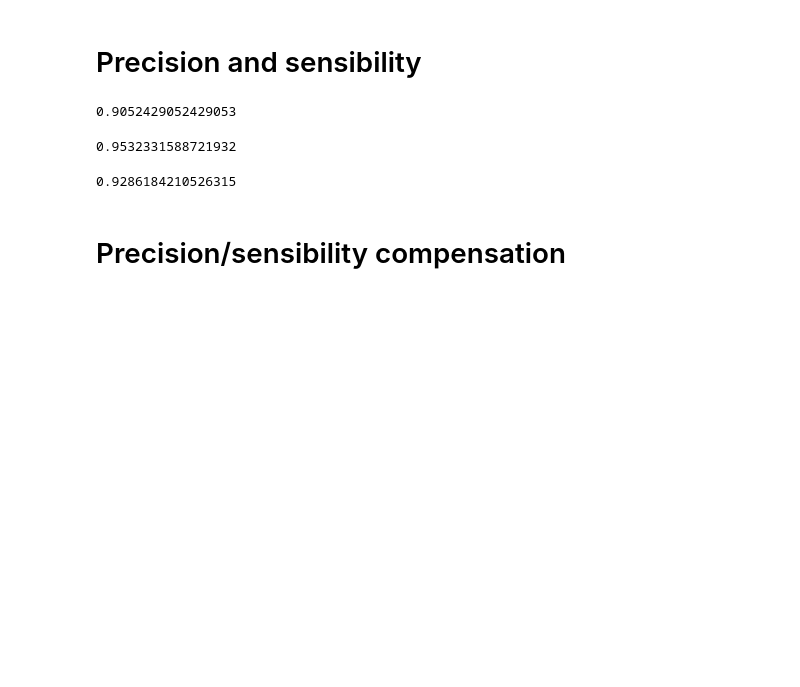
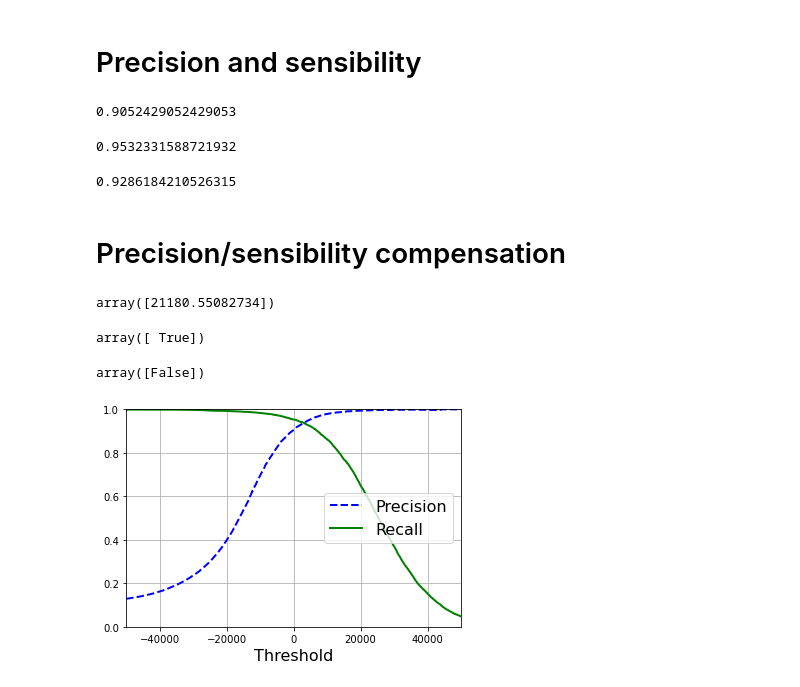
Before and after one commit to lsudupe/Learning-ML, a Jupyter notebook: Classification.ipynb, the cells around one changed output. Drawn from its saved outputs; the diff is of its cells as text; code cells hidden in the pictures; blank space fills up the shorter version.

Commit message:
precision and recall

```diff
--- a/Classification.ipynb
+++ b/Classification.ipynb
@@ -167,3 +167,49 @@ f1_score(y_train_0, y_train_pred)
 0.9286184210526315
 # %% [markdown]
 # Precision/sensibility compensation
+# %%
+#get the puntuation for instance
+y_scores = sgd_clf.decision_function([a_digit])
+y_scores
+# %% [output]
+array([21180.55082734])
+# %%
+#SDClassifier use 0 limit, so we have the same value
+threshold = 0
+y_a_digit_pred = (y_scores > threshold)
+y_a_digit_pred
+# %% [output]
+array([ True])
+# %%
+#raise threshold
+threshold = 25000
+y_a_digit_pred = (y_scores > threshold)
+y_a_digit_pred
+#if we raise the limit, sensibility goes down. When the limit is 0, it detected the digit like 0, but if we raise the limit,
+#the classifer ignore the digit
+# %% [output]
+array([False])
+# %%
+#how can we decided the limits?
+#First cross_alue_predict to get all the puntuations
+
+y_scores = cross_val_predict(sgd_clf, X_train, y_train_0, cv=3, method='decision_function')
+# %%
+# With these puntuations, use precision_recall_curve() to calculate every limit precision and sensibility
+from sklearn.metrics import precision_recall_curve
+
+precisions, recalls, thresholds = precision_recall_curve(y_train_0, y_scores)
+# %%
+# use matplotlib to representate the precision and sensibility like limit functions
+def plot_precision_recall_vs_threshold(precisions, recalls, thresholds):
+    plt.plot(thresholds, precisions[:-1], "b--", label="Precision", linewidth=2)
+    plt.plot(thresholds, recalls[:-1], "g-", label="Recall", linewidth=2)
+    plt.legend(loc="center right", fontsize=16)
+    plt.xlabel("Threshold", fontsize=16)
+    plt.grid(True)
+    plt.axis([-50000, 50000, 0, 1])
+
+plot_precision_recall_vs_threshold(precisions, recalls, thresholds)
+plt.show()
+# %% [output]
+[figure, added]
```
Also changed, not shown: parts of 5 cells of this notebook, 2 other files.
